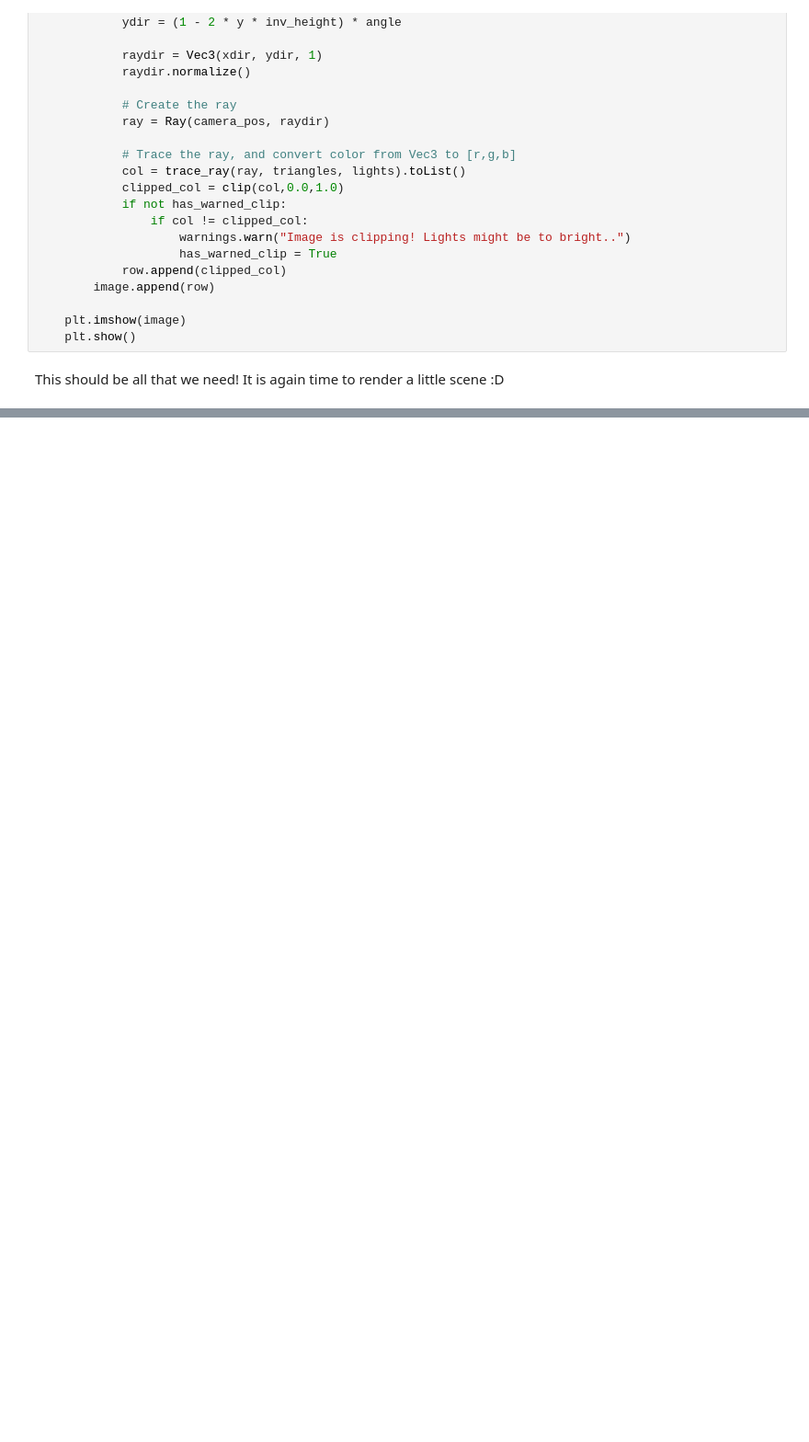
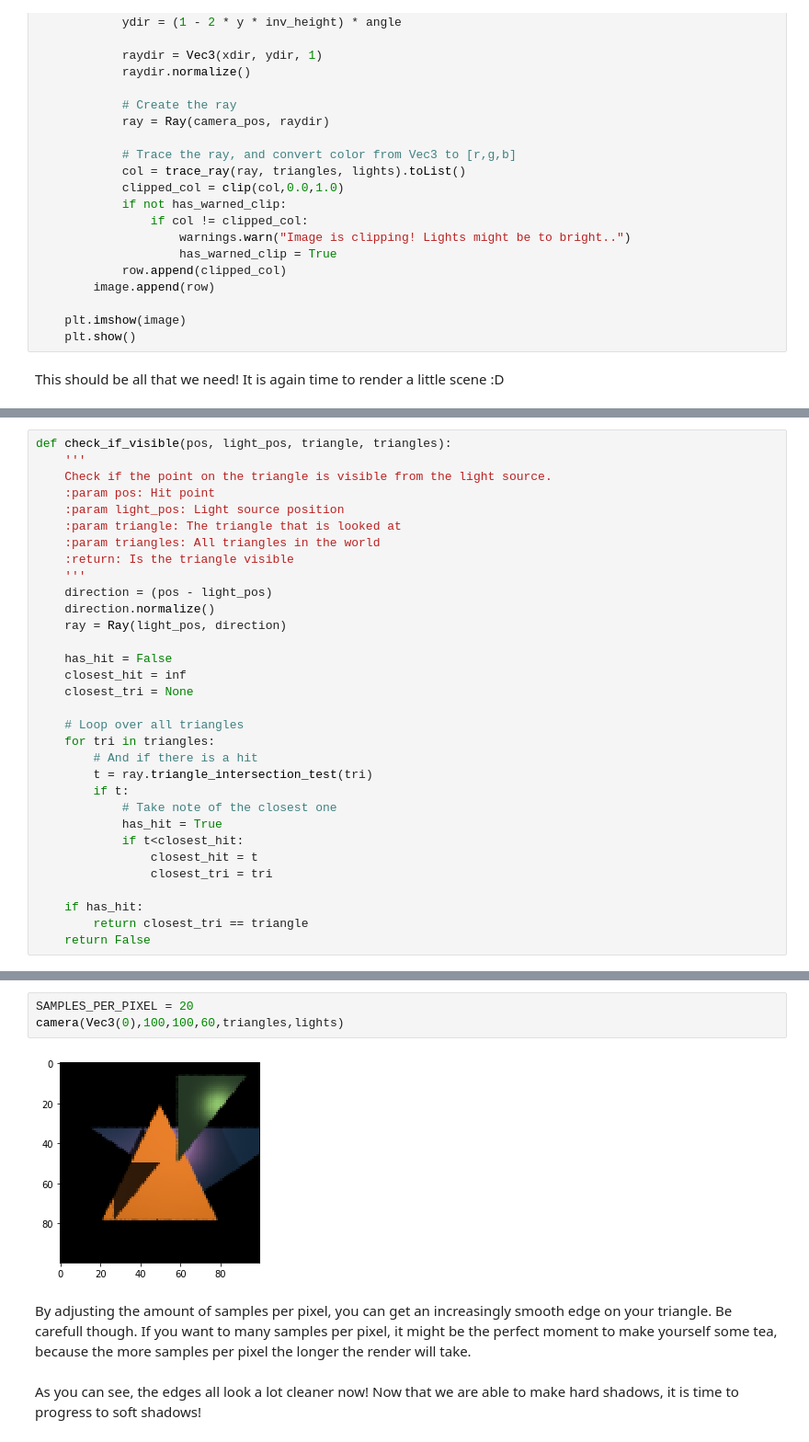
Before and after one commit to noahiscool13/PyRaytacerNotebook, a Jupyter notebook: Intro to raytracing in python.ipynb, the cells around one changed output, grey strips where cells are left out. Shown at 92% size. Drawn from its saved outputs; the diff is of its cells as text; blank space fills up the shorter version.

```diff
--- a/Intro to raytracing in python.ipynb
+++ b/Intro to raytracing in python.ipynb
@@ -524,0 +550,32 @@ camera(Vec3(0),100,100,60,triangles,lights)
+# %%
+def check_if_visible(pos, light_pos, triangle, triangles):
+    '''
+    Check if the point on the triangle is visible from the light source.
+    :param pos: Hit point
+    :param light_pos: Light source position
+    :param triangle: The triangle that is looked at
+    :param triangles: All triangles in the world
+    :return: Is the triangle visible
+    '''
+    direction = (pos - light_pos)
+    direction.normalize()
+    ray = Ray(light_pos, direction)
+
+    has_hit = False
+    closest_hit = inf
+    closest_tri = None
+
+    # Loop over all triangles
+    for tri in triangles:
+        # And if there is a hit
+        t = ray.triangle_intersection_test(tri)
+        if t:
+            # Take note of the closest one
+            has_hit = True
+            if t<closest_hit:
+                closest_hit = t
+                closest_tri = tri
+
+    if has_hit:
+        return closest_tri == triangle
+    return False
@@ -524,0 +703,11 @@ camera(Vec3(0),100,100,60,triangles,lights)
+# %%
+SAMPLES_PER_PIXEL = 20
+camera(Vec3(0),100,100,60,triangles,lights)
+# %% [output]
+[figure, added]
+# %% [markdown]
+By adjusting the amount of samples per pixel, you can get an increasingly smooth edge on your triangle. Be carefull though.
+If you want to many samples per pixel, it might be the perfect moment to make yourself some tea, because the more samples per pixel the longer the render will take.
+# %% [markdown]
+As you can see, the edges all look a lot cleaner now!
+Now that we are able to make hard shadows, it is time to progress to soft shadows!
```
Also changed, not shown: parts of 20 cells of this notebook.
